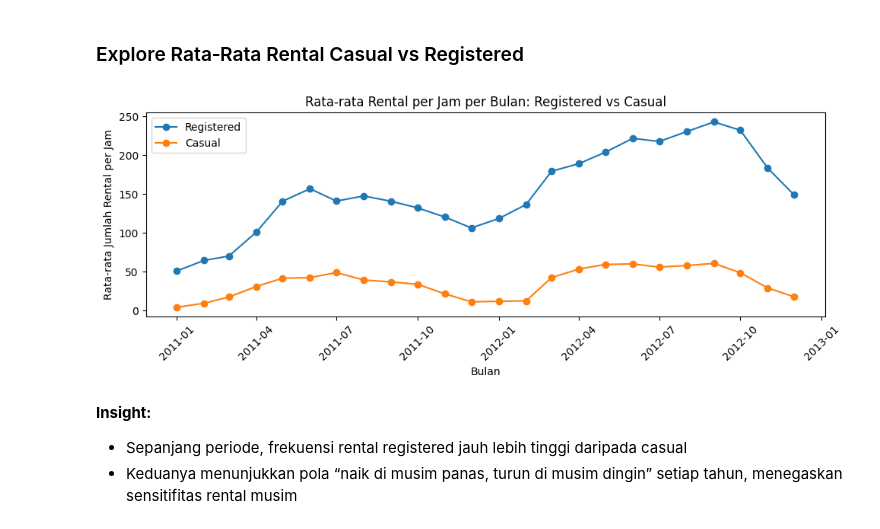
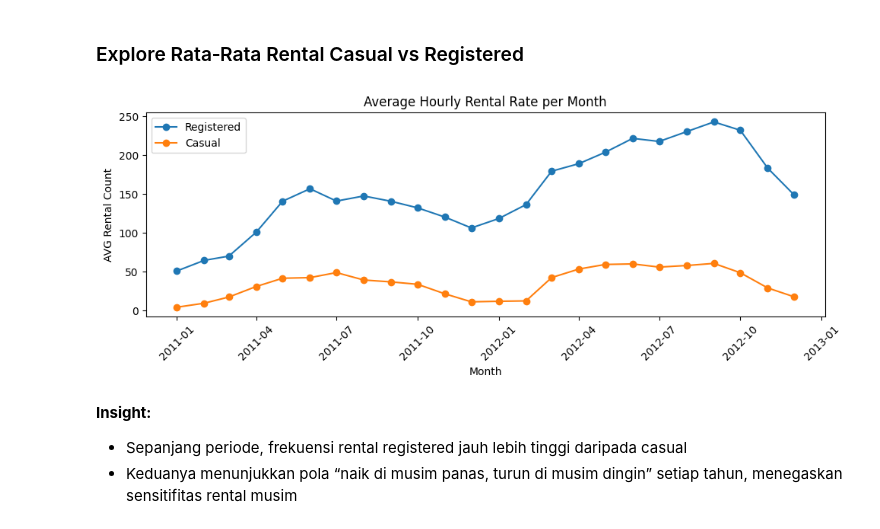
Before and after one commit to AliNicholas/Bike_Sharing_Final_Submission, a Jupyter notebook: notebook.ipynb, the cells around one changed output. Cells and saved outputs as stored; diff of their text form; code cells hidden in the pictures.

```diff
--- a/notebook.ipynb
+++ b/notebook.ipynb
@@ -413,28 +417,28 @@ eda2
 # %%
 hour_df['date'] = pd.to_datetime(hour_df['date'])
 hour_df.set_index('date', inplace=True)
 
 eda3 = (
     hour_df
     .resample('MS')[['casual','registered']]
     .mean()
     .rename(columns={'casual':'rental_casual','registered':'rental_registered'})
     .reset_index()
 )
 
 # bikin line chart sederhana
 plt.figure(figsize=(10,4))
 plt.plot(eda3['date'], eda3['rental_registered'], marker='o', label='Registered')
 plt.plot(eda3['date'], eda3['rental_casual'],    marker='o', label='Casual')
-plt.title('Rata‑rata Rental per Jam per Bulan: Registered vs Casual')
-plt.xlabel('Bulan')
-plt.ylabel('Rata‑rata Jumlah Rental per Jam')
+plt.title('Average Hourly Rental Rate per Month')
+plt.xlabel('Month')
+plt.ylabel('AVG Rental Count')
 plt.legend()
 plt.xticks(rotation=45)
 plt.tight_layout()
 plt.show()
 # %% [output]
-[figure, old version]
+[figure, new version]
 # %% [markdown]
 **Insight:**
 - Sepanjang periode, frekuensi rental registered jauh lebih tinggi daripada casual
```
Also changed, not shown: parts of 9 cells of this notebook, 2 other files.
